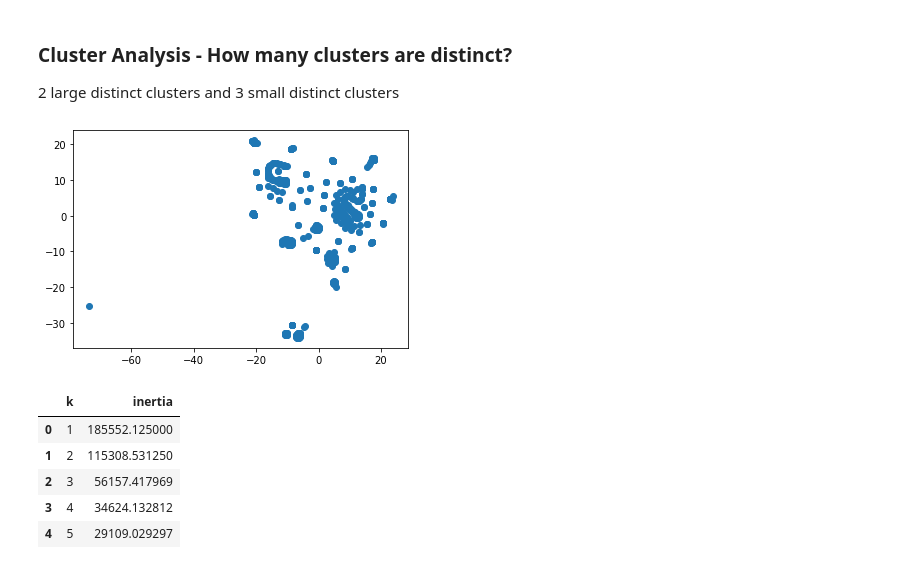
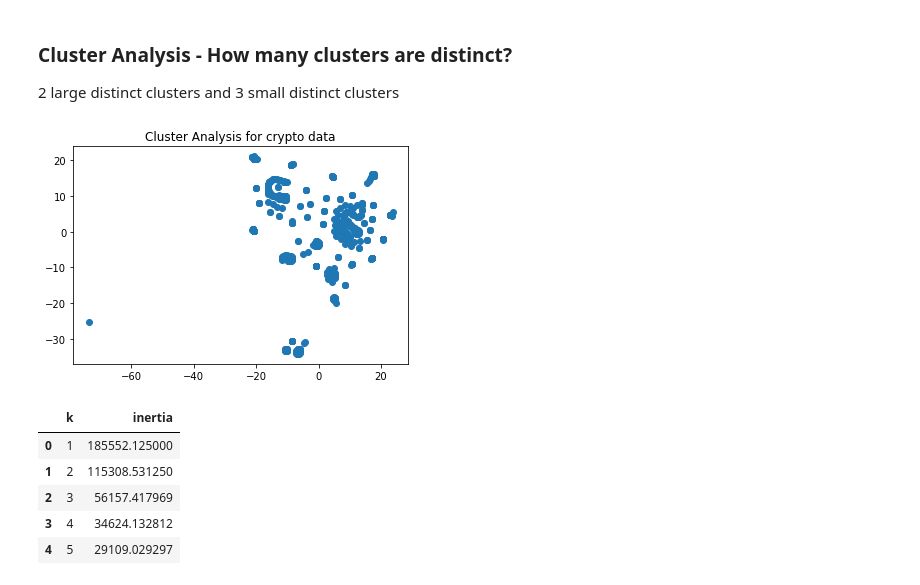
Before and after one commit to rb25s13/comparing-cryptos, a Jupyter notebook: crypto_clusters.ipynb, the cells around one changed output. Drawn from its saved outputs; the diff is of its cells as text; code cells hidden in the pictures.

```diff
--- a/crypto_clusters.ipynb
+++ b/crypto_clusters.ipynb
@@ -96,9 +96,10 @@ array([[-10.291549 ,   9.66102  ],
 2 large distinct clusters and 3 small distinct clusters
 # %%
 plt.scatter(tsne_feat[:,0], tsne_feat[:,1])
+plt.title('Cluster Analysis for crypto data')
 plt.show()
 # %% [output]
-[figure, old version]
+[figure, new version]
 # %%
 inertia = []
 k = list(range(1, 11))
```
Also changed, not shown: parts of 1 cell of this notebook.
